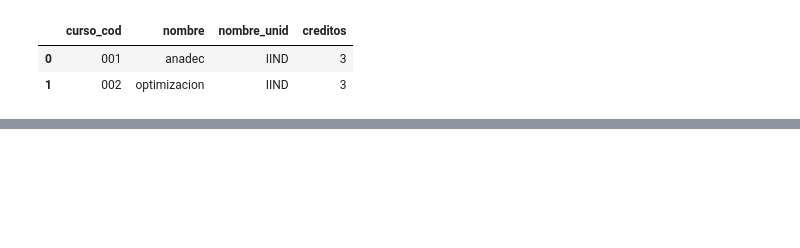
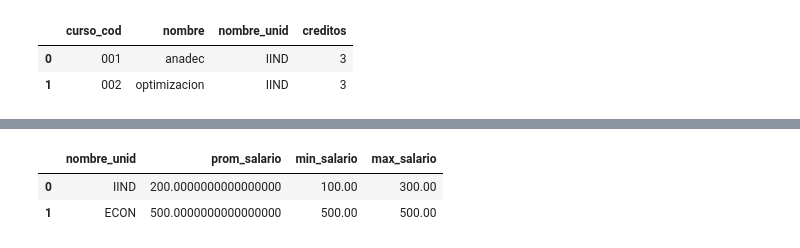
Before and after one commit to AnaliticaComputacional-2023-10/Taller7, a Jupyter notebook: Taller 7 - Solución.ipynb, the cells around one changed output, grey strips where cells are left out. Saved outputs shown, nothing was run; the diff lists cells and outputs as text; code cells hidden in the pictures; blank space fills up the shorter version.

```diff
--- a/Taller 7 - Solución.ipynb
+++ b/Taller 7 - Solución.ipynb
@@ -396,0 +480,12 @@ df
+# %%
+query = """
+SELECT nombre_unid, AVG(salario) prom_salario, MIN(salario) min_salario, MAX(salario) max_salario
+FROM instructor
+GROUP BY nombre_unid
+;"""
+df = pdsql(query, connection)
+df
+# %% [output]
+|  | nombre_unid | prom_salario | min_salario | max_salario |
+| 0 | IIND | 200.0000000000000000 | 100.00 | 300.00 |
+| 1 | ECON | 500.0000000000000000 | 500.00 | 500.00 |
```
Also changed, not shown: parts of 24 cells of this notebook.
